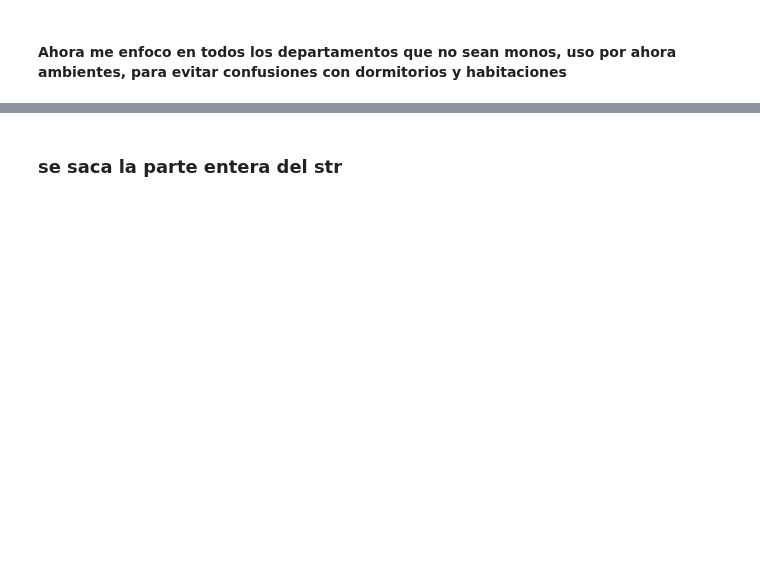
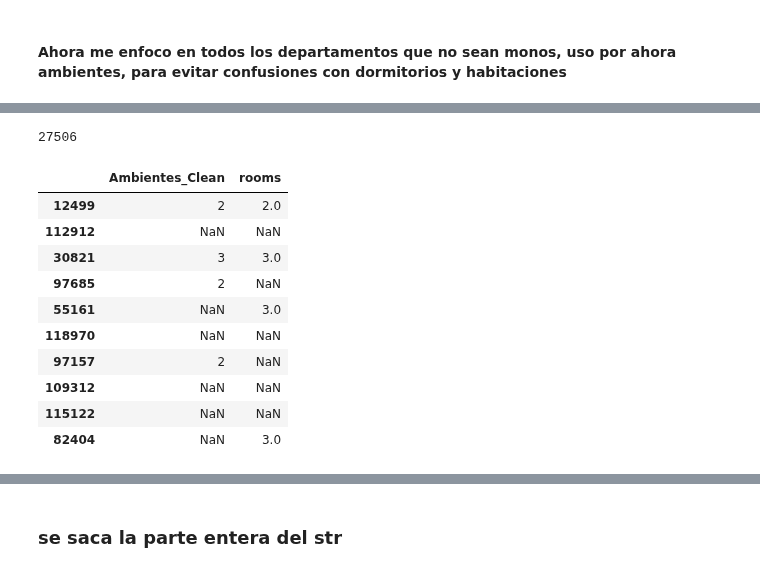
Before and after one commit to LuiosDyet/dh-ds-pi-1, a Jupyter notebook: superficie_limpia_columnas.ipynb, the cells around one changed output, grey strips where cells are left out. Drawn from its saved outputs; the diff is of its cells as text; code cells hidden in the pictures; blank space fills up the shorter version.

```diff
--- a/superficie_limpia_columnas.ipynb
+++ b/superficie_limpia_columnas.ipynb
@@ -191,0 +249,7 @@ serie_rooms_clean.sample(5)
+# %%
+nuevo_pattern='(?P<num>\d{1,2})'
+nuevo_pattern_regex=re.compile(nuevo_pattern)
+nuevo_pattern_match=pattern_ambs_match_3.apply(lambda x: x if x is np.NaN else nuevo_pattern_regex.search(x))
+nuevo_pattern_match.notnull().sum()
+# %% [output]
+27506
@@ -191,0 +260,17 @@ serie_rooms_clean.sample(5)
+# %%
+serie_rooms_clean=data["Ambientes_Clean"]
+serie_rooms_clean.notnull().sum()
+serie_rooms_clean.value_counts()
+data[['Ambientes_Clean','rooms']].sample(10)
+# %% [output]
+|  | Ambientes_Clean | rooms |
+| 12499 | 2 | 2.0 |
+| 112912 | NaN | NaN |
+| 30821 | 3 | 3.0 |
+| 97685 | 2 | NaN |
+| 55161 | NaN | 3.0 |
+| 118970 | NaN | NaN |
+| 97157 | 2 | NaN |
+| 109312 | NaN | NaN |
+| 115122 | NaN | NaN |
+| 82404 | NaN | 3.0 |
```
Also changed, not shown: parts of 64 cells of this notebook.
